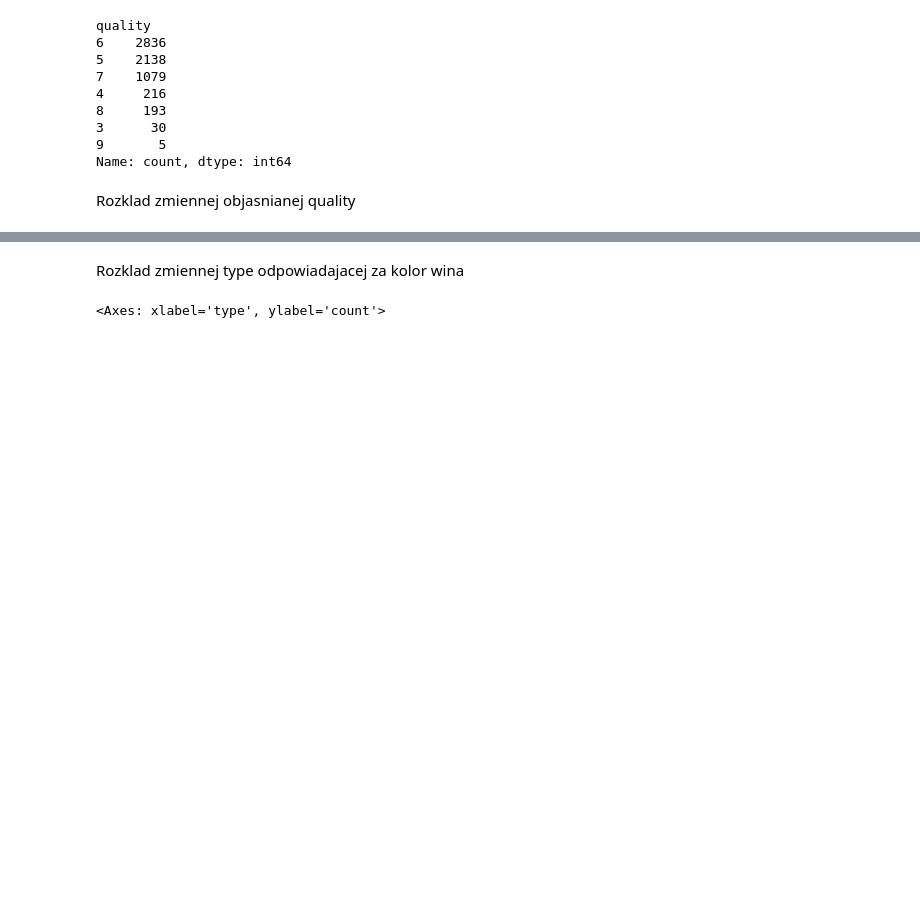
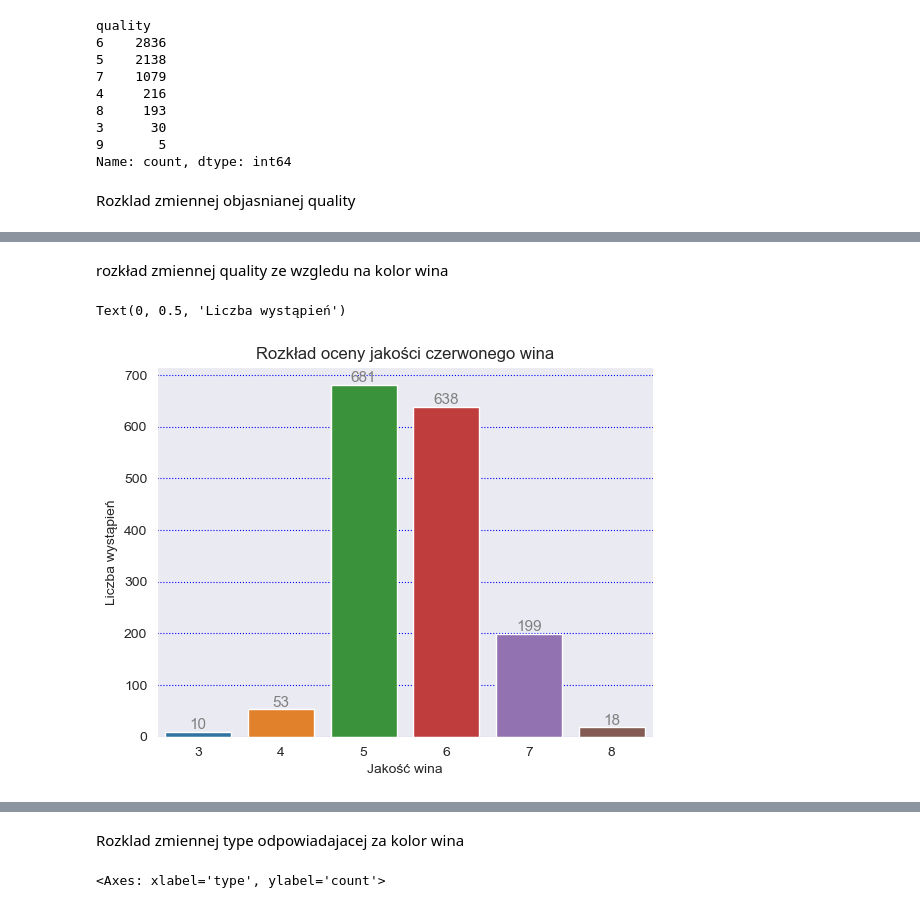
Before and after one commit to kKita9/ProjektUM, a Jupyter notebook: projekt_um_Krotkiewicz_Kita.ipynb, the cells around one changed output, grey strips where cells are left out. Cells and saved outputs as stored; diff of their text form; code cells hidden in the pictures; blank space fills up the shorter version.

```diff
--- a/projekt_um_Krotkiewicz_Kita.ipynb
+++ b/projekt_um_Krotkiewicz_Kita.ipynb
@@ -66,0 +93,16 @@ sns.countplot(x='quality', data=data)
+# %% [markdown]
+rozkład zmiennej quality ze wzgledu na kolor wina
+# %%
+ax = sns.countplot(x='quality', data=data[data['type'] == 'red'])
+
+for p in ax.patches:
+    ax.annotate(f'{int(p.get_height())}', (p.get_x() + p.get_width() / 2., p.get_height()),
+                ha='center', va='center', fontsize=11, color='gray', xytext=(0, 5),
+                textcoords='offset points')
+
+ax.set_title('Rozkład oceny jakości czerwonego wina')
+ax.set_xlabel('Jakość wina')
+ax.set_ylabel('Liczba wystąpień')
+# %% [output]
+Text(0, 0.5, 'Liczba wystąpień')
+[figure, added]
```
Also changed, not shown: parts of 18 cells of this notebook.
